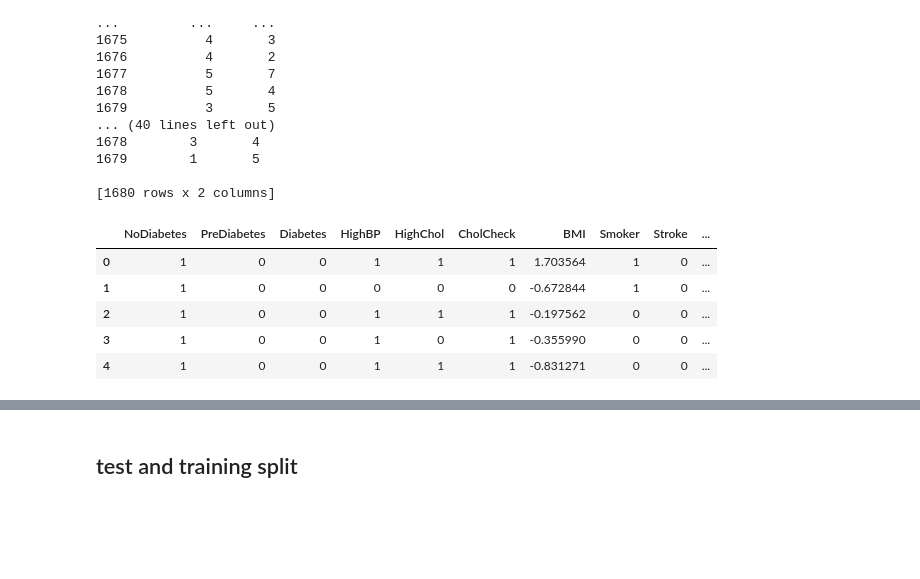
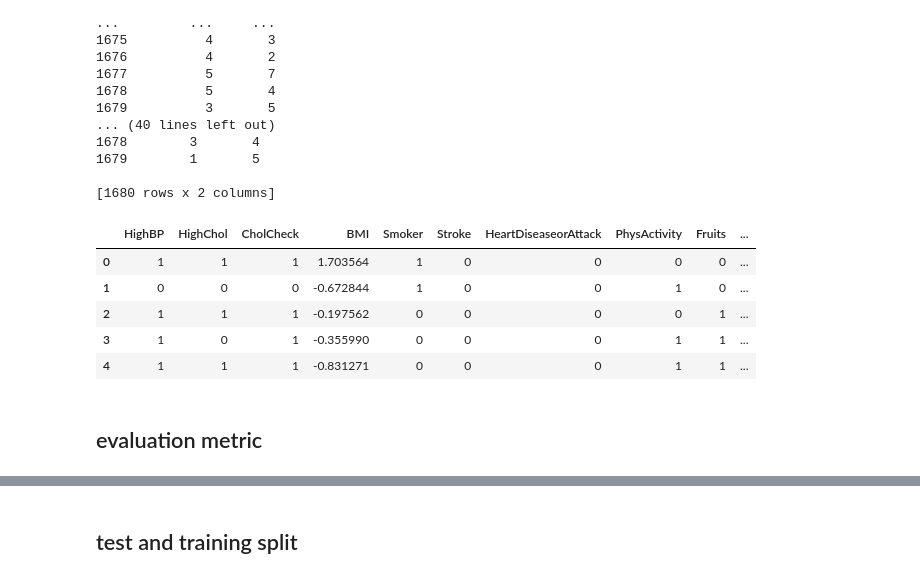
Before and after one commit to kirkwat/machine-learning, a Jupyter notebook: lab5/kirk.ipynb, the cells around one changed output, grey strips where cells are left out. Drawn from its saved outputs; the diff is of its cells as text; code cells hidden in the pictures; blank space fills up the shorter version.

```diff
--- a/lab5/kirk.ipynb
+++ b/lab5/kirk.ipynb
@@ -235,33 +235,35 @@ for cols_list in cross_columns:
 # %%
 cross_columns = [['Education', 'Income'],
                  ['Education','Income','Age'],
                  ['GenHlth','Education','Age'],
                  ['GenHlth', 'Income']
                 ]
 
 cross_col_df_names= []
 for cols_list in cross_columns:
     enc = LabelEncoder()
 
     # 1. create crossed labels by join operation
-    X_crossed = df_encode[cols_list].astype(str).agg('_'.join, axis=1)
+    X_crossed = X[cols_list].astype(str).agg('_'.join, axis=1)
 
     # get a nice name for this new crossed column
     cross_col_name = '_'.join(cols_list)
     # 2. encode as integers, stacking all possibilities
     enc.fit(X_crossed)
 
     # 3. Save into dataframe with new name
-    df_encode[cross_col_name] = enc.transform(X_crossed)
+    X[cross_col_name] = enc.transform(X_crossed)
 
     # keep track of the new names of the crossed columns
     cross_col_df_names.append(cross_col_name)
 
-df_encode.head()
+X.head()
 # %% [output]
-|  | NoDiabetes | PreDiabetes | Diabetes | HighBP | HighChol | CholCheck | BMI | Smoker | Stroke | ... |
-| 0 | 1 | 0 | 0 | 1 | 1 | 1 | 1.703564 | 1 | 0 | ... |
-| 1 | 1 | 0 | 0 | 0 | 0 | 0 | -0.672844 | 1 | 0 | ... |
-| 2 | 1 | 0 | 0 | 1 | 1 | 1 | -0.197562 | 0 | 0 | ... |
-| 3 | 1 | 0 | 0 | 1 | 0 | 1 | -0.355990 | 0 | 0 | ... |
-| 4 | 1 | 0 | 0 | 1 | 1 | 1 | -0.831271 | 0 | 0 | ... |
+|  | HighBP | HighChol | CholCheck | BMI | Smoker | Stroke | HeartDiseaseorAttack | PhysActivity | Fruits | ... |
+| 0 | 1 | 1 | 1 | 1.703564 | 1 | 0 | 0 | 0 | 0 | ... |
+| 1 | 0 | 0 | 0 | -0.672844 | 1 | 0 | 0 | 1 | 0 | ... |
+| 2 | 1 | 1 | 1 | -0.197562 | 0 | 0 | 0 | 0 | 1 | ... |
+| 3 | 1 | 0 | 1 | -0.355990 | 0 | 0 | 0 | 1 | 1 | ... |
+| 4 | 1 | 1 | 1 | -0.831271 | 0 | 0 | 0 | 1 | 1 | ... |
+# %% [markdown]
+## evaluation metric
```
Also changed, not shown: parts of 2 cells of this notebook.
